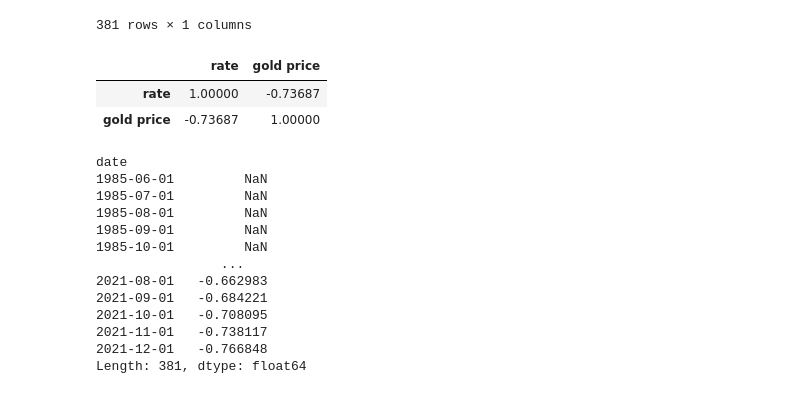
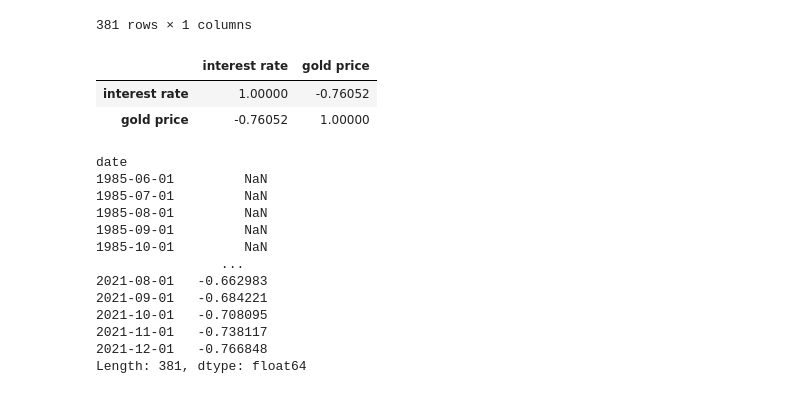
Before and after one commit to RoryGlenn/RecessionDetection, a Jupyter notebook: gold_corr.ipynb, the cells around one changed output. Drawn from its saved outputs; the diff is of its cells as text; code cells hidden in the pictures.

```diff
--- a/gold_corr.ipynb
+++ b/gold_corr.ipynb
@@ -27,7 +26,6 @@ fed_funds
 837 rows × 1 columns
 # %%
 gold = pd.read_csv("data/WPU10210501.csv").dropna()
-gold = gold.rename({"Unnamed: 0": "date", "0": "gold price"}, axis=1)
 gold["date"] = pd.to_datetime(gold["date"])
 gold = gold.set_index("date")
 gold
@@ -55,11 +53,13 @@ gold = gold.reindex(common_dates)
 if not fed_funds.index.equals(gold.index):
     raise ValueError("DataFrames do not have the same dates in their indices")
 # %%
-df = pd.merge(fed_funds["rate"], gold["gold price"], left_index=True, right_index=True)
+df = pd.merge(
+    fed_funds["interest rate"], gold["gold price"], left_index=True, right_index=True
+)
 # %%
-df.corr()
+df.corr("spearman")
 # %% [output]
-|  | rate | gold price |
-| rate | 1.00000 | -0.73687 |
-| gold price | -0.73687 | 1.00000 |
+|  | interest rate | gold price |
+| interest rate | 1.00000 | -0.76052 |
+| gold price | -0.76052 | 1.00000 |
 # %%
```
Also changed, not shown: parts of 4 cells of this notebook, 6 other files.
